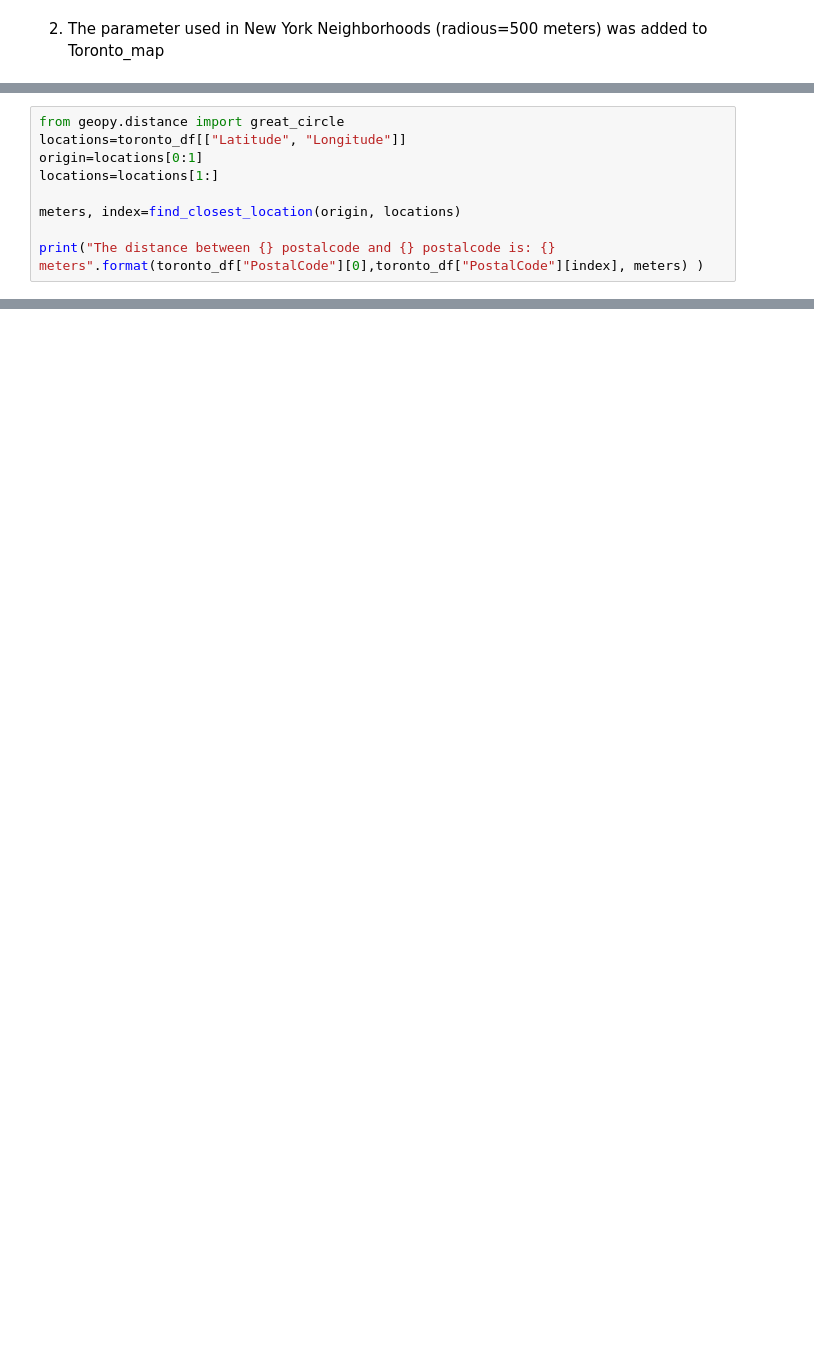
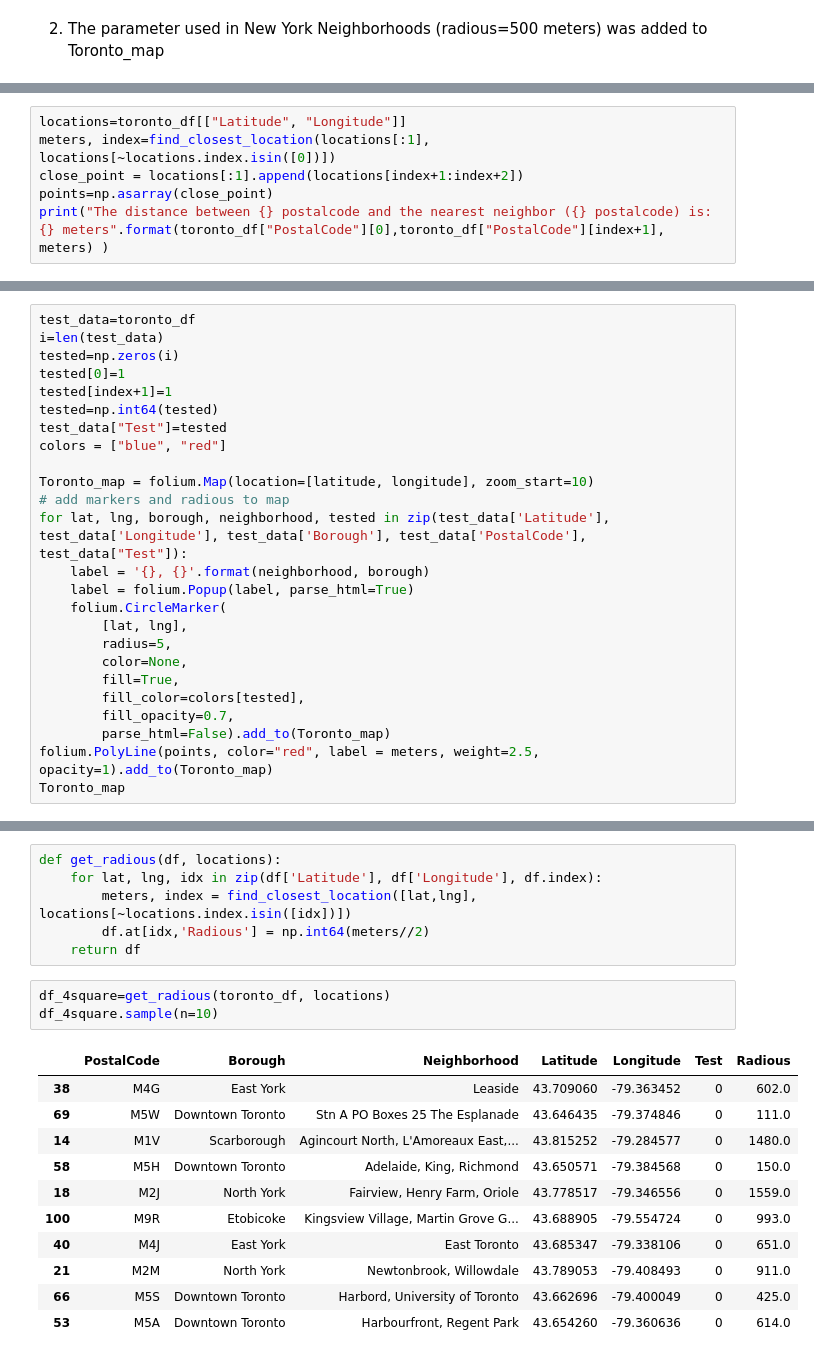
Before and after one commit to MigueliraV/Coursera_Capstone, a Jupyter notebook: Toronto.ipynb, the cells around one changed output, grey strips where cells are left out. Cells and saved outputs as stored; diff of their text form; blank space fills up the shorter version.

```diff
--- a/Toronto.ipynb
+++ b/Toronto.ipynb
@@ -296,10 +291,7 @@ def find_closest_location(origin, locations):
 # %%
-from geopy.distance import great_circle
 locations=toronto_df[["Latitude", "Longitude"]]
-origin=locations[0:1]
-locations=locations[1:]
-
-meters, index=find_closest_location(origin, locations)
-
-print("The distance between {} postalcode and {} postalcode is: {} meters".format(toronto_df["PostalCode"][0],toronto_df["PostalCode"][index], meters) )
+meters, index=find_closest_location(locations[:1], locations[~locations.index.isin([0])])
+close_point = locations[:1].append(locations[index+1:index+2])
+points=np.asarray(close_point)
+print("The distance between {} postalcode and the nearest neighbor ({} postalcode) is: {} meters".format(toronto_df["PostalCode"][0],toronto_df["PostalCode"][index+1], meters) )
 # %% [output]
@@ -306,0 +301,25 @@ The distance between M1B postalcode and M1W postalcode is: 3397.0 meters
+# %%
+test_data=toronto_df
+i=len(test_data)
+tested=np.zeros(i)
+tested[0]=1
+tested[index+1]=1
+tested=np.int64(tested)
+test_data["Test"]=tested
+colors = ["blue", "red"]
+
+Toronto_map = folium.Map(location=[latitude, longitude], zoom_start=10)
+# add markers and radious to map
+for lat, lng, borough, neighborhood, tested in zip(test_data['Latitude'], test_data['Longitude'], test_data['Borough'], test_data['PostalCode'], test_data["Test"]):
+    label = '{}, {}'.format(neighborhood, borough)
+    label = folium.Popup(label, parse_html=True)
+    folium.CircleMarker(
+        [lat, lng],
+        radius=5,
+        color=None,
+        fill=True,
+        fill_color=colors[tested],
+        fill_opacity=0.7,
+        parse_html=False).add_to(Toronto_map)
+folium.PolyLine(points, color="red", label = meters, weight=2.5, opacity=1).add_to(Toronto_map)
+Toronto_map
@@ -306,0 +331,21 @@ The distance between M1B postalcode and M1W postalcode is: 3397.0 meters
+# %%
+def get_radious(df, locations):
+    for lat, lng, idx in zip(df['Latitude'], df['Longitude'], df.index):
+        meters, index = find_closest_location([lat,lng], locations[~locations.index.isin([idx])])
+        df.at[idx,'Radious'] = np.int64(meters//2)
+    return df
+# %%
+df_4square=get_radious(toronto_df, locations)
+df_4square.sample(n=10)
+# %% [output]
+|  | PostalCode | Borough | Neighborhood | Latitude | Longitude | Test | Radious |
+| 38 | M4G | East York | Leaside | 43.709060 | -79.363452 | 0 | 602.0 |
+| 69 | M5W | Downtown Toronto | Stn A PO Boxes 25 The Esplanade | 43.646435 | -79.374846 | 0 | 111.0 |
+| 14 | M1V | Scarborough | Agincourt North, L'Amoreaux East,... | 43.815252 | -79.284577 | 0 | 1480.0 |
+| 58 | M5H | Downtown Toronto | Adelaide, King, Richmond | 43.650571 | -79.384568 | 0 | 150.0 |
+| 18 | M2J | North York | Fairview, Henry Farm, Oriole | 43.778517 | -79.346556 | 0 | 1559.0 |
+| 100 | M9R | Etobicoke | Kingsview Village, Martin Grove G... | 43.688905 | -79.554724 | 0 | 993.0 |
+| 40 | M4J | East York | East Toronto | 43.685347 | -79.338106 | 0 | 651.0 |
+| 21 | M2M | North York | Newtonbrook, Willowdale | 43.789053 | -79.408493 | 0 | 911.0 |
+| 66 | M5S | Downtown Toronto | Harbord, University of Toronto | 43.662696 | -79.400049 | 0 | 425.0 |
+| 53 | M5A | Downtown Toronto | Harbourfront, Regent Park | 43.654260 | -79.360636 | 0 | 614.0 |
```
Also changed, not shown: parts of 14 cells of this notebook.
